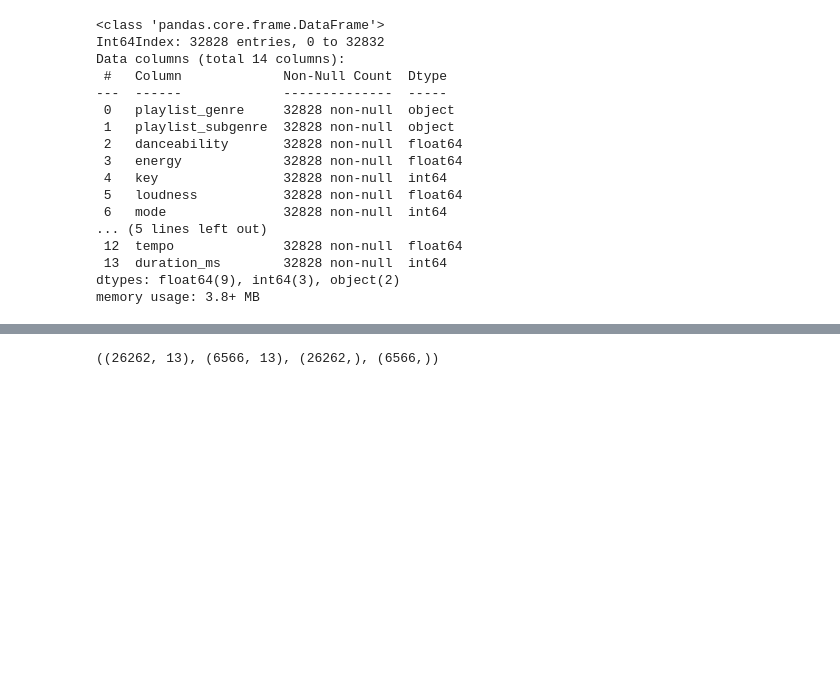
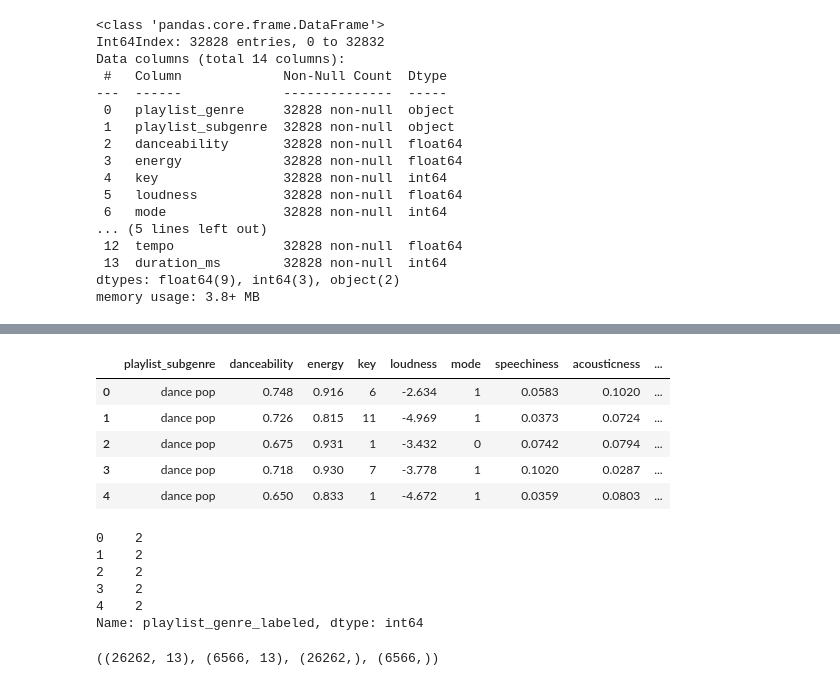
Before and after one commit to ngurahsurya584/make_playlist_crossover, a Jupyter notebook: dsuts.ipynb, the cells around one changed output, grey strips where cells are left out. Saved outputs shown, nothing was run; the diff lists cells and outputs as text; code cells hidden in the pictures; blank space fills up the shorter version.

```diff
--- a/dsuts.ipynb
+++ b/dsuts.ipynb
@@ -249,3 +235,21 @@ y = datamod['playlist_genre']
+# %%
+x.head()
+# %% [output]
+|  | playlist_subgenre | danceability | energy | key | loudness | mode | speechiness | acousticness | ... |
+| 0 | dance pop | 0.748 | 0.916 | 6 | -2.634 | 1 | 0.0583 | 0.1020 | ... |
+| 1 | dance pop | 0.726 | 0.815 | 11 | -4.969 | 1 | 0.0373 | 0.0724 | ... |
+| 2 | dance pop | 0.675 | 0.931 | 1 | -3.432 | 0 | 0.0742 | 0.0794 | ... |
+| 3 | dance pop | 0.718 | 0.930 | 7 | -3.778 | 1 | 0.1020 | 0.0287 | ... |
+| 4 | dance pop | 0.650 | 0.833 | 1 | -4.672 | 1 | 0.0359 | 0.0803 | ... |
+# %%
+y.head()
+# %% [output]
+0    2
+1    2
+2    2
+3    2
+4    2
+Name: playlist_genre_labeled, dtype: int64
 # %%
 x_train, x_test, y_train, y_test = train_test_split(x, y, test_size=0.2, stratify=y, random_state=42)
 x_train.shape, x_test.shape, y_train.shape, y_test.shape
```
Also changed, not shown: parts of 7 cells of this notebook.
